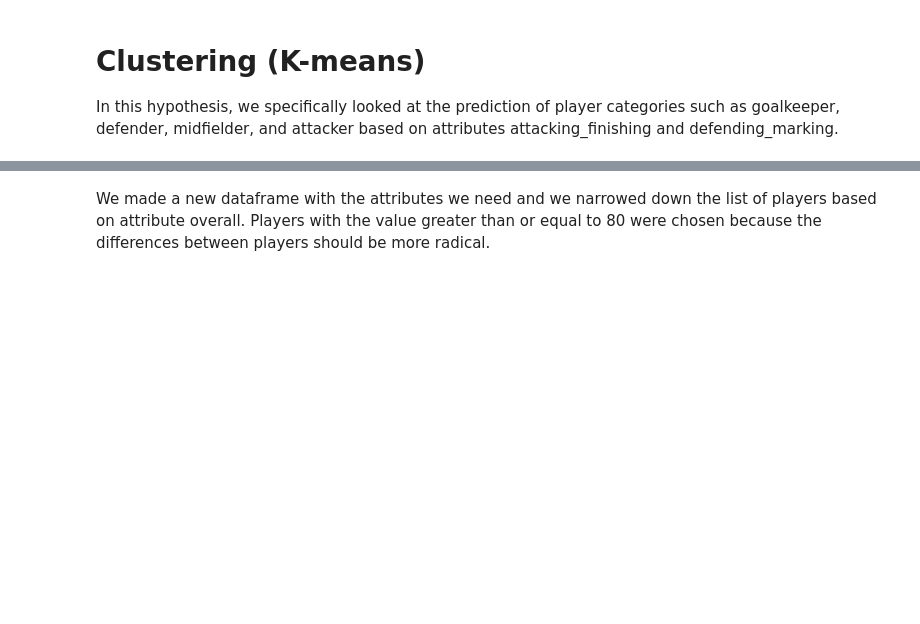
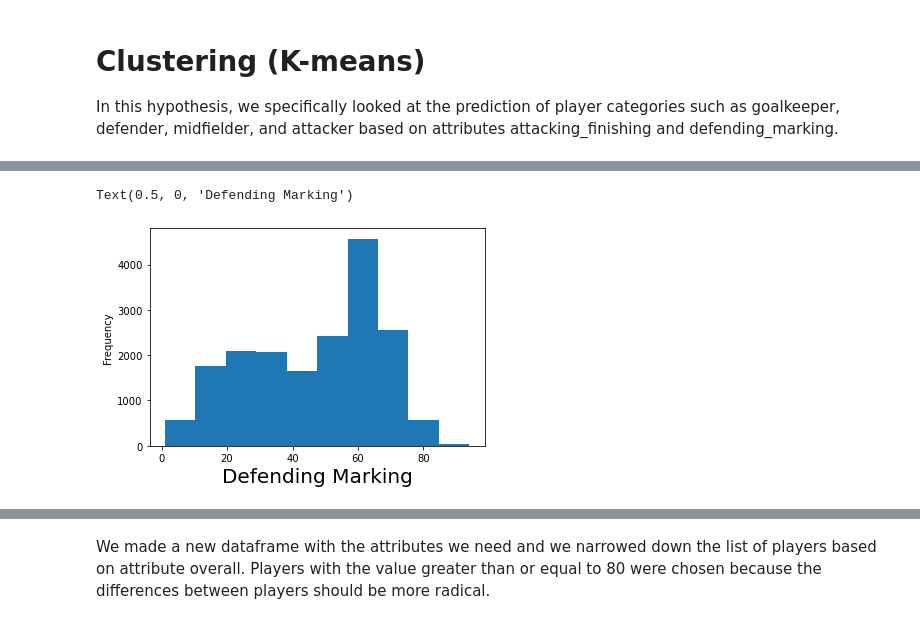
Before and after one commit to Patrik47/oznal, a Jupyter notebook: clustering.ipynb, the cells around one changed output, grey strips where cells are left out. Cells and saved outputs as stored; diff of their text form; code cells hidden in the pictures; blank space fills up the shorter version.

```diff
--- a/clustering.ipynb
+++ b/clustering.ipynb
@@ -16,0 +34,5 @@ In this hypothesis, we specifically looked at the prediction of player categorie
+# %%
+fifa_20_players.defending_marking.plot.hist(bins=10).set_xlabel('Defending Marking',fontsize=20)
+# %% [output]
+Text(0.5, 0, 'Defending Marking')
+[figure, added]
```
Also changed, not shown: parts of 6 cells of this notebook, 2 other files.
